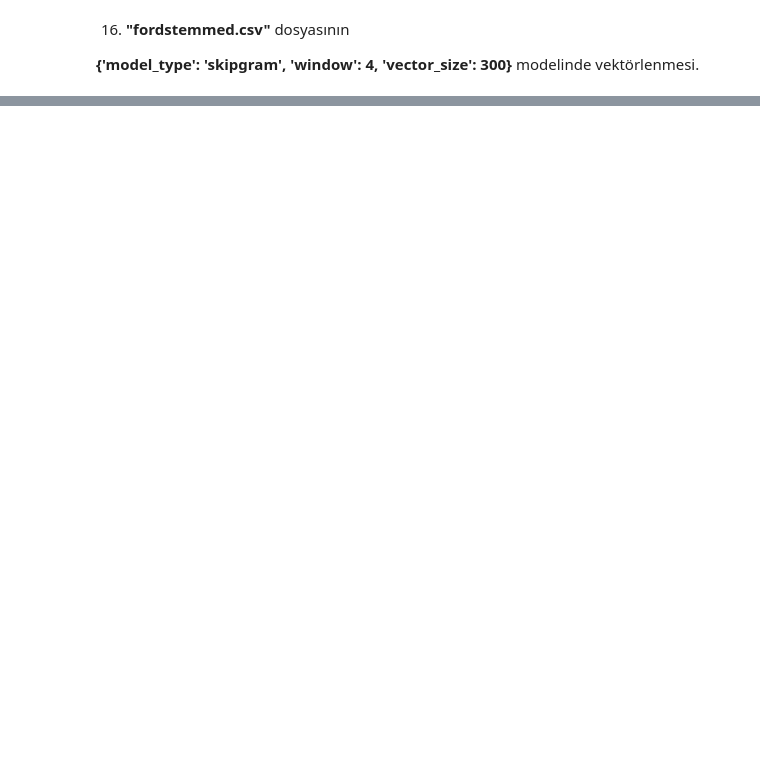
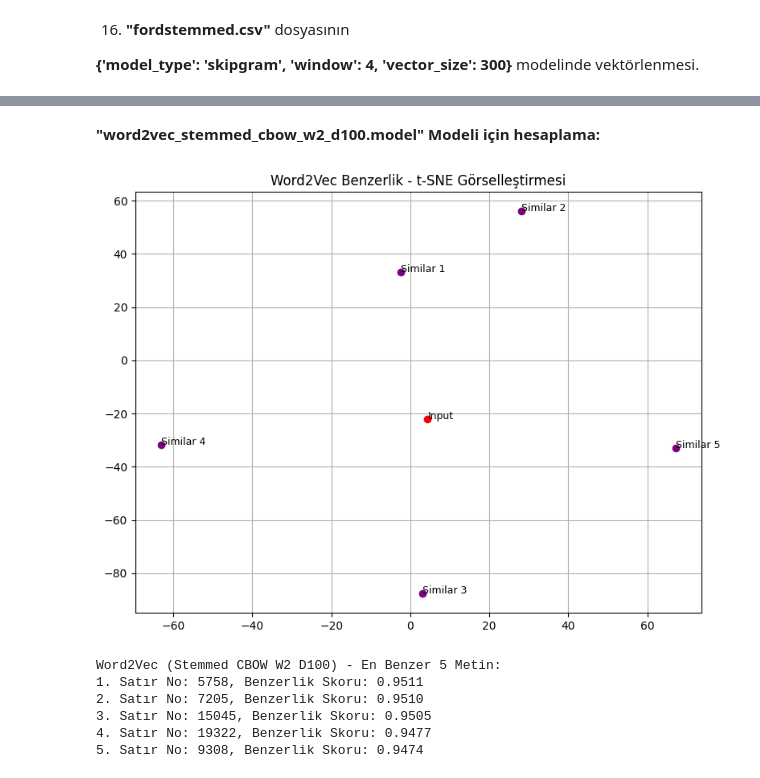
Before and after one commit to ahmetmetinakan/NLP_HW_1, a Jupyter notebook: nlp.ipynb, the cells around one changed output, grey strips where cells are left out. Saved outputs shown, nothing was run; the diff lists cells and outputs as text; code cells hidden in the pictures; blank space fills up the shorter version.

```diff
--- a/nlp.ipynb
+++ b/nlp.ipynb
@@ -1353,0 +1564,78 @@ print(model.wv.most_similar("car", topn=5))
+# %% [markdown]
+**"word2vec_stemmed_cbow_w2_d100.model" Modeli için hesaplama:**
+# %%
+import pandas as pd
+import ast
+import numpy as np
+from gensim.models import Word2Vec
+from sklearn.metrics.pairwise import cosine_similarity
+from sklearn.manifold import TSNE
+import matplotlib.pyplot as plt
+
+# 1. Veri setini yükle
+df = pd.read_csv("fordstemmed.csv")
+df["Tokens_Stemmed"] = df["Tokens_Stemmed"].astype(str).apply(ast.literal_eval)
+
+# 2. Giriş metni (satır 6)
+input_index = 6
+input_tokens = df.loc[input_index, "Tokens_Stemmed"]
+
+# 3. Word2Vec modelini yükle (örnek model)
+model = Word2Vec.load("word2vec_stemmed_cbow_w2_d100.model")
+
+# 4. Ortalama vektörü hesaplama fonksiyonu
+def get_avg_vector(tokens, model):
+    vectors = [model.wv[token] for token in tokens if token in model.wv]
+    if vectors:
+        return np.mean(vectors, axis=0)
+    else:
+        return np.zeros(model.vector_size)
+
+# 5. Giriş metni için ortalama vektör
+input_vec = get_avg_vector(input_tokens, model).reshape(1, -1)
+
+# 6. Tüm metinler için benzerlikleri hesapla
+similarities = []
+for idx, row in df.iterrows():
+    if idx == input_index:
+        continue
+    avg_vec = get_avg_vector(row["Tokens_Stemmed"], model).reshape(1, -1)
+    sim = cosine_similarity(input_vec, avg_vec)[0][0]
+    similarities.append((idx, sim, avg_vec))
+
+# 7. En benzer 5 sonucu sırala
+top5 = sorted(similarities, key=lambda x: x[1], reverse=True)[:5]
+
+# 8. Giriş + top5 vektörleri görselleştirme için hazırla
+selected_vectors = [input_vec[0]] + [item[2][0] for item in top5]
+labels = ["Input"] + [f"Similar {i+1}" for i in range(5)]
+colors = ["red"] + ["purple"] * 5
+
+# 9. t-SNE ile 2 boyuta indir
+tsne = TSNE(n_components=2, random_state=42, perplexity=2)
+reduced_vectors = tsne.fit_transform(np.array(selected_vectors))
+
+
+# 10. Görselleştir
+plt.figure(figsize=(8, 6))
+for i, vec in enumerate(reduced_vectors):
+    plt.scatter(vec[0], vec[1], color=colors[i])
+    plt.text(vec[0]+0.01, vec[1]+0.01, labels[i], fontsize=9)
+
+plt.title("Word2Vec Benzerlik - t-SNE Görselleştirmesi")
+plt.grid(True)
+plt.tight_layout()
+plt.show()
+
+# 11. Benzerlik skorlarını yazdır
+print("\nWord2Vec (Stemmed CBOW W2 D100) - En Benzer 5 Metin:")
+for i, (idx, score, _) in enumerate(top5, 1):
+    print(f"{i}. Satır No: {idx}, Benzerlik Skoru: {score:.4f}")
+# %% [output]
+[figure, added]
+Word2Vec (Stemmed CBOW W2 D100) - En Benzer 5 Metin:
+1. Satır No: 5758, Benzerlik Skoru: 0.9511
+2. Satır No: 7205, Benzerlik Skoru: 0.9510
+3. Satır No: 15045, Benzerlik Skoru: 0.9505
+4. Satır No: 19322, Benzerlik Skoru: 0.9477
+5. Satır No: 9308, Benzerlik Skoru: 0.9474
```
Also changed, not shown: parts of 65 cells of this notebook, 1 other file.
